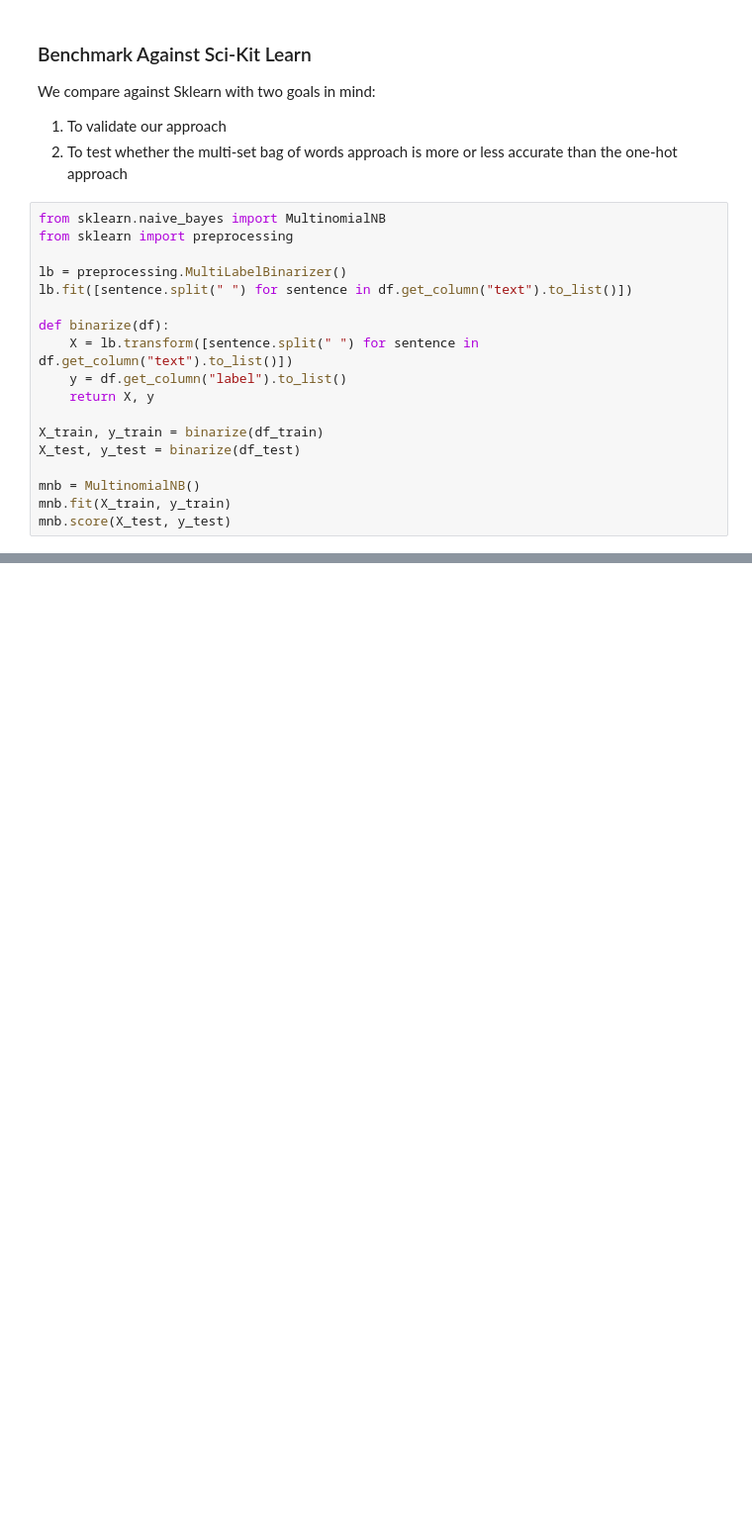
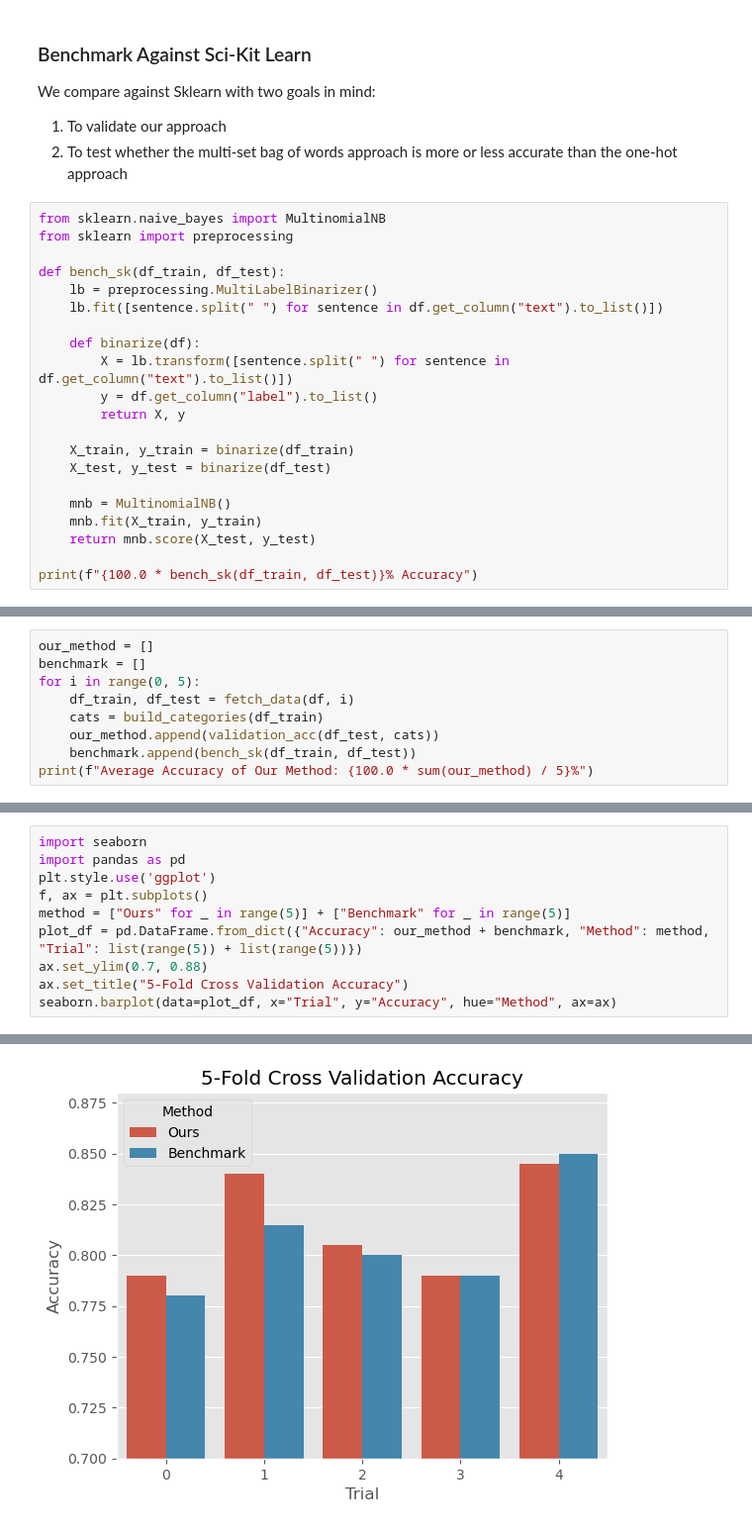
Before and after one commit to sbracellari/csi-6160, a Jupyter notebook: hw2.ipynb, the cells around one changed output, grey strips where cells are left out. Shown at 99% size. Saved outputs shown, nothing was run; the diff lists cells and outputs as text; blank space fills up the shorter version.

Commit message:
Cross validation compare on hw2

```diff
--- a/hw2.ipynb
+++ b/hw2.ipynb
@@ -172,18 +175,21 @@ We compare against Sklearn with two goals in mind:
 from sklearn.naive_bayes import MultinomialNB
 from sklearn import preprocessing
 
-lb = preprocessing.MultiLabelBinarizer()
-lb.fit([sentence.split(" ") for sentence in df.get_column("text").to_list()])
+def bench_sk(df_train, df_test):
+    lb = preprocessing.MultiLabelBinarizer()
+    lb.fit([sentence.split(" ") for sentence in df.get_column("text").to_list()])
 
-def binarize(df):
-    X = lb.transform([sentence.split(" ") for sentence in df.get_column("text").to_list()])
-    y = df.get_column("label").to_list()
-    return X, y
+    def binarize(df):
+        X = lb.transform([sentence.split(" ") for sentence in df.get_column("text").to_list()])
+        y = df.get_column("label").to_list()
+        return X, y
 
-X_train, y_train = binarize(df_train)
-X_test, y_test = binarize(df_test)
+    X_train, y_train = binarize(df_train)
+    X_test, y_test = binarize(df_test)
 
-mnb = MultinomialNB()
-mnb.fit(X_train, y_train)
-mnb.score(X_test, y_test)
+    mnb = MultinomialNB()
+    mnb.fit(X_train, y_train)
+    return mnb.score(X_test, y_test)
+
+print(f"{100.0 * bench_sk(df_train, df_test)}% Accuracy")
 # %% [output]
@@ -190,0 +197,9 @@ mnb.score(X_test, y_test)
+# %%
+our_method = []
+benchmark = []
+for i in range(0, 5):
+    df_train, df_test = fetch_data(df, i)
+    cats = build_categories(df_train)
+    our_method.append(validation_acc(df_test, cats))
+    benchmark.append(bench_sk(df_train, df_test))
+print(f"Average Accuracy of Our Method: {100.0 * sum(our_method) / 5}%")
@@ -190,0 +213,11 @@ mnb.score(X_test, y_test)
+# %%
+import seaborn
+import pandas as pd
+plt.style.use('ggplot')
+f, ax = plt.subplots()
+method = ["Ours" for _ in range(5)] + ["Benchmark" for _ in range(5)]
+plot_df = pd.DataFrame.from_dict({"Accuracy": our_method + benchmark, "Method": method, "Trial": list(range(5)) + list(range(5))})
+ax.set_ylim(0.7, 0.88)
+ax.set_title("5-Fold Cross Validation Accuracy")
+seaborn.barplot(data=plot_df, x="Trial", y="Accuracy", hue="Method", ax=ax)
+# %% [output]
@@ -190,0 +225 @@ mnb.score(X_test, y_test)
+[figure, added]
```
Also changed, not shown: parts of 10 cells of this notebook.
